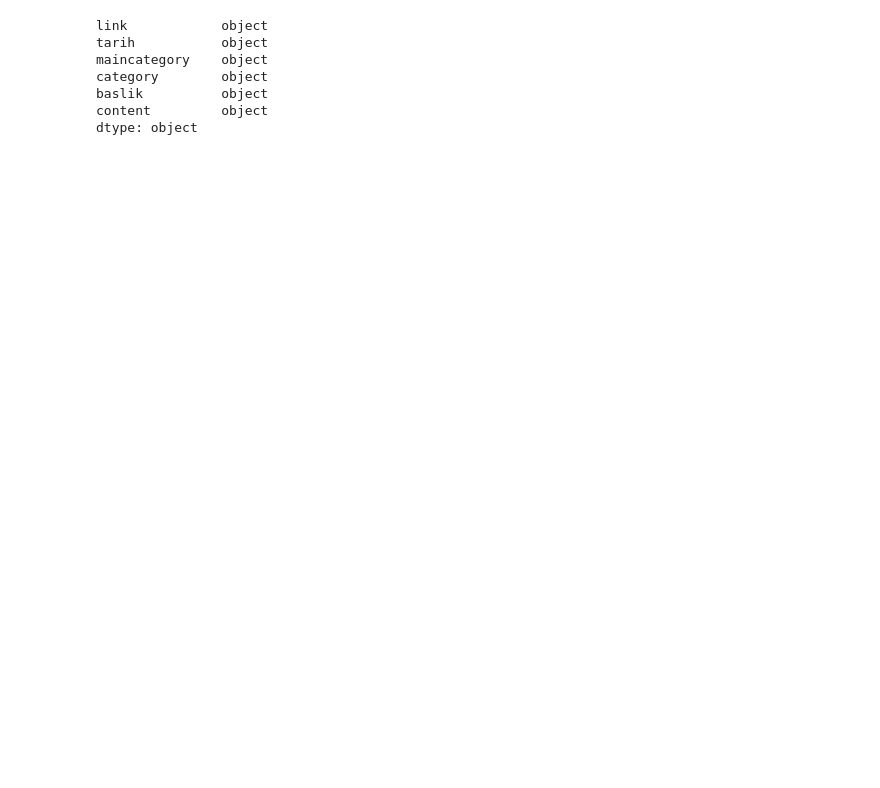
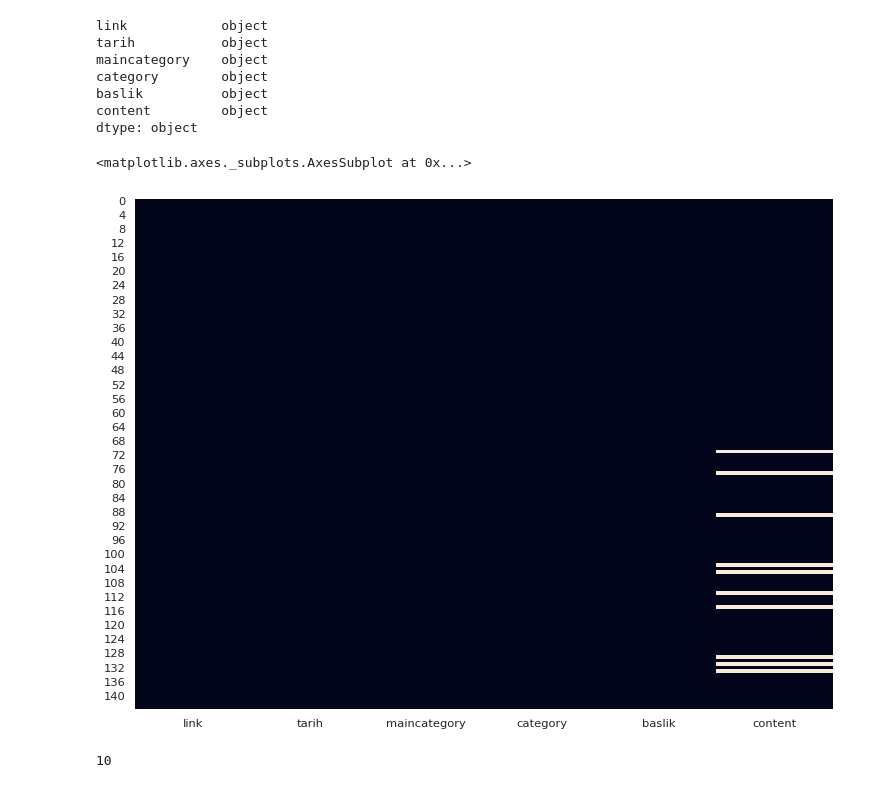
Before and after one commit to ibrahimSert7/web_scraping, a Jupyter notebook: Dergipark_tarih&&spor&&matematik_TAMAMI_ipynb_adlı_not_defterinin_kopyası.ipynb, the cells around one changed output. Cells and saved outputs as stored; diff of their text form; code cells hidden in the pictures; blank space fills up the shorter version.

```diff
--- a/Dergipark_tarih&&spor&&matematik_TAMAMI_ipynb_adlı_not_defterinin_kopyası.ipynb
+++ b/Dergipark_tarih&&spor&&matematik_TAMAMI_ipynb_adlı_not_defterinin_kopyası.ipynb
@@ -350,0 +373,12 @@ dtype: object
+# %%
+sns.set_theme()
+sns.set(rc={"figure.dpi":75,  "figure.figsize":(12,9)})
+# %%
+sns.heatmap(df.isnull(), cbar=False)
+# %% [output]
+<matplotlib.axes._subplots.AxesSubplot at 0x...>
+[figure, added]
+# %%
+df.isnull().sum().sum()
+# %% [output]
+10
```
Also changed, not shown: parts of 12 cells of this notebook.
